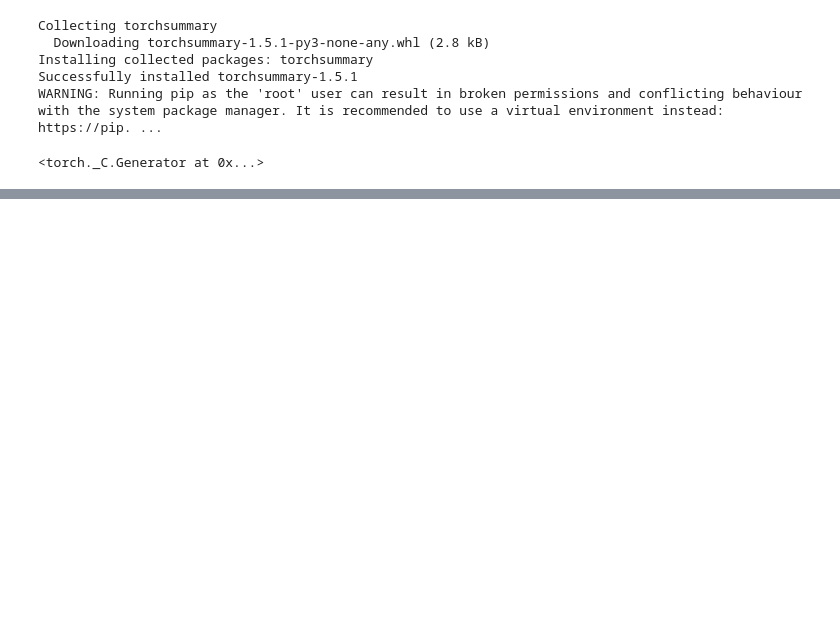
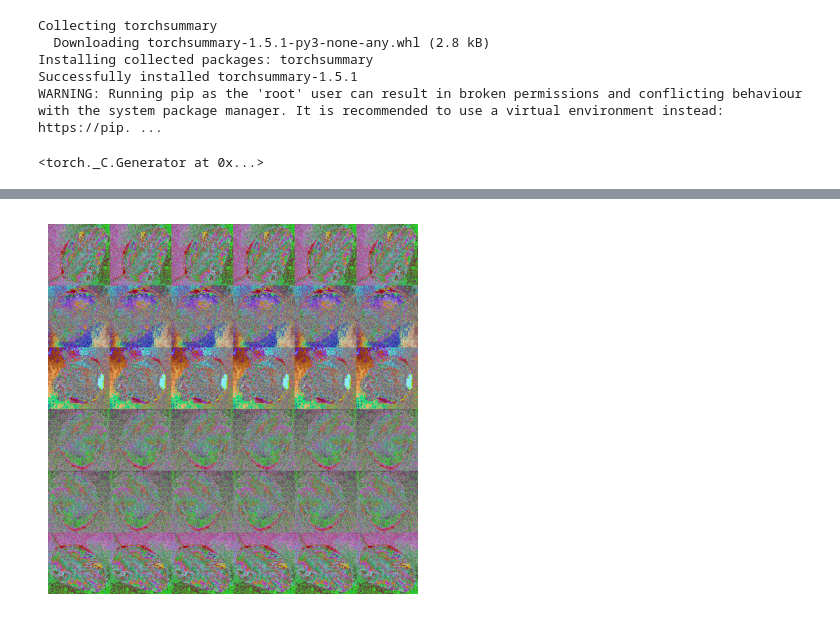
Before and after one commit to stipe-stanic/crop-leaf-disease-classification-segmentation-in-production, a Jupyter notebook: train/kaggle_training.ipynb, the cells around one changed output, grey strips where cells are left out. Cells and saved outputs as stored; diff of their text form; code cells hidden in the pictures; blank space fills up the shorter version.

Commit message:
final version of kaggle notebook

```diff
--- a/train/kaggle_training.ipynb
+++ b/train/kaggle_training.ipynb
@@ -58,8 +78,7 @@ def find_classes(directory: str) -> Tuple[List[str], Dict[str, int]]:
     :raises FileNotFoundError: If no class folders are found in the specified directory.
     """
 
-    classes = sorted(entry.name for entry in os.scandir(directory) if entry.is_dir()
-                     and re.search('apple', entry.name))
+    classes = sorted(entry.name for entry in os.scandir(directory) if entry.is_dir())
     if not classes:
         raise FileNotFoundError(f"Couldn't find any class folder in {directory}.")
 
@@ -327,13 +562,14 @@ class ResModel(nn.Module):
         return x
 # %%
 # Config
+batch_size = 32
+epochs = 22
+seed = 255
 
-root_dir = '/kaggle/input/crop-diseases/data/plant_dataset_original/plant_diseases_images'
-model_storage_dir = '/kaggle/output/models_storage'
-
-batch_size = 32
-epochs = 6
-seed = 255
+focal_loss = {
+    'alpha': 0.50,
+    'gamma': 1.75
+}
 
 adamax_lr = 0.001
 adamax_weight_decay = 0.001
@@ -355,0 +580,63 @@ if not os.path.exists(model_storage_dir + '/export_models'):
+# %%
+# Preprocessing
+device = get_device()
+print(device)
+
+writer = SummaryWriter(model_storage_dir + '/runs/model_01')
+
+dataset_transforms = torchvision.transforms.Compose([
+    torchvision.transforms.Resize((224, 224)),
+    torchvision.transforms.ToTensor(),
+    torchvision.transforms.Normalize((0.46445759, 0.49094302, 0.41258632), (0.1741543, 0.14767326, 0.19304359))
+])
+
+dump(dataset_transforms, model_storage_dir + '/saved_models/transform.joblib', compress=True)
+
+dataset = CustomImageFolder(root=root_dir, loader=default_loader, transform=dataset_transforms)
+
+num_called_show_dataset = 1
+show_dataset(dataset, num_called_show_dataset)
+
+class_names = dataset.classes
+num_classes = len(dataset.classes)
+
+train_dataset, val_dataset, test_dataset = stratify_split(dataset)
+
+print(f"Number of training samples: {len(train_dataset)}")
+print(f"Number of validation samples: {len(val_dataset)}")
+print(f"Number of test samples: {len(test_dataset)}")
+
+train_transforms = torchvision.transforms.Compose([
+    torchvision.transforms.Lambda(custom_clahe_transform),  # increases contrast in a smart way
+    torchvision.transforms.CenterCrop(224),
+    torchvision.transforms.RandomResizedCrop(224),
+    torchvision.transforms.RandomHorizontalFlip(),
+    torchvision.transforms.RandomVerticalFlip(),
+    torchvision.transforms.RandomRotation(20, interpolation=torchvision.transforms.InterpolationMode.BILINEAR,
+                                          expand=False),
+    torchvision.transforms.ColorJitter(brightness=.05, contrast=0.5, saturation=.05, hue=.05),
+    torchvision.transforms.Resize((224, 224)),
+    torchvision.transforms.ToTensor(),
+    torchvision.transforms.Normalize((0.4914, 0.4822, 0.4465), (0.2023, 0.1994, 0.2010))
+])
+
+train_dataset.dataset.transform = train_transforms
+
+num_called_show_dataset += 1
+show_dataset(train_dataset, num_called_show_dataset)
+
+train_loader = torch.utils.data.DataLoader(train_dataset, batch_size=batch_size, shuffle=True,
+                                           num_workers=2, pin_memory=True,
+                                           generator=torch.Generator().manual_seed(seed))
+val_loader = torch.utils.data.DataLoader(val_dataset, batch_size=batch_size, shuffle=False,
+                                         num_workers=2, pin_memory=True,
+                                         generator=torch.Generator().manual_seed(seed))
+test_loader = torch.utils.data.DataLoader(test_dataset, batch_size=batch_size, shuffle=False,
+                                          num_workers=2, pin_memory=True,
+                                          generator=torch.Generator().manual_seed(seed))
+
+images_shape, labels_shape = loader_shape(train_loader)
+print(f'Images shape: {images_shape}\nLabels shape: {labels_shape}')
+
+show_batch(train_loader)
+# %% [output]
@@ -355,0 +644 @@ if not os.path.exists(model_storage_dir + '/export_models'):
+[figure, added]
```
Also changed, not shown: parts of 14 cells of this notebook.
